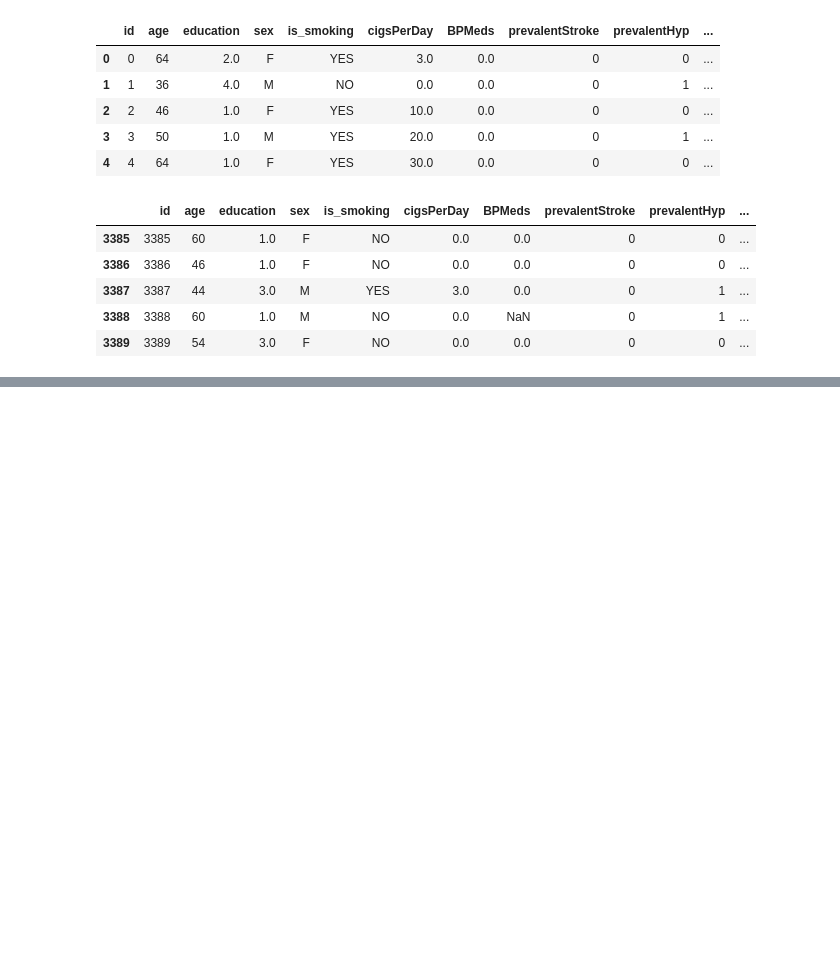
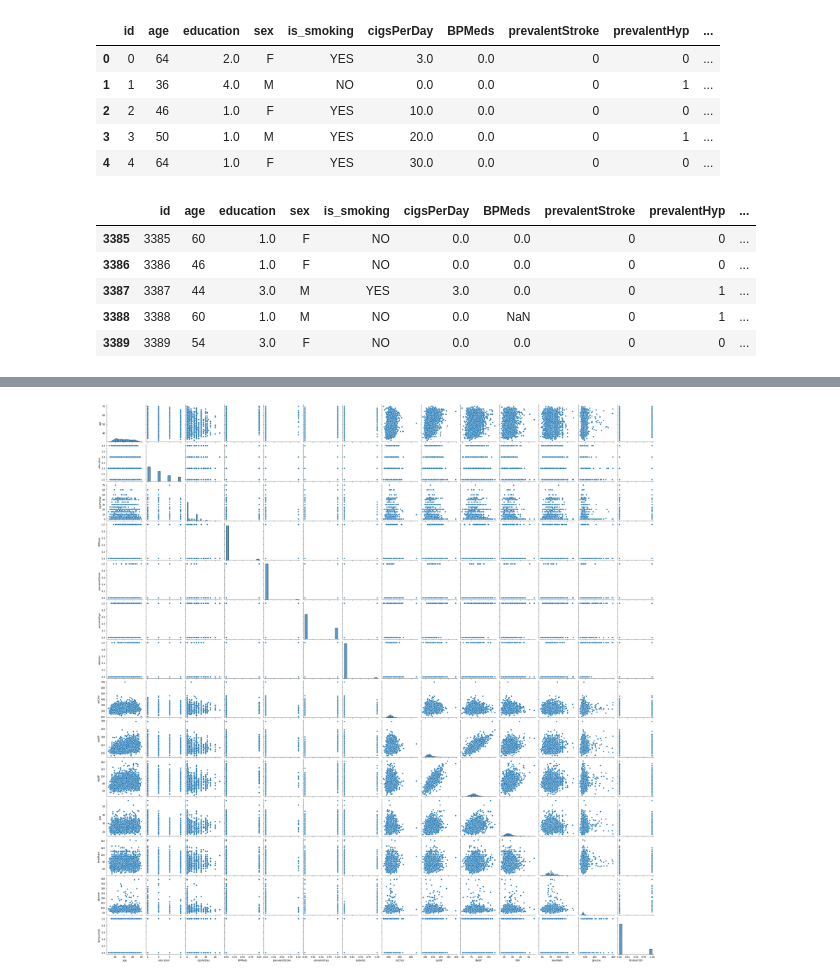
Before and after one commit to Prashant-op/Cardiovascular-Risk-Pridiction1, a Jupyter notebook: Prashant_Bhardwaj_Capstone_Cardiovascular_Risk_Pridiction.ipynb, the cells around one changed output, grey strips where cells are left out. Cells and saved outputs as stored; diff of their text form; code cells hidden in the pictures; blank space fills up the shorter version.

```diff
--- a/Prashant_Bhardwaj_Capstone_Cardiovascular_Risk_Pridiction.ipynb
+++ b/Prashant_Bhardwaj_Capstone_Cardiovascular_Risk_Pridiction.ipynb
@@ -193,0 +253,5 @@ sns.heatmap(abs(correlation), annot=True, cmap='coolwarm')
+# %%
+sns.pairplot(train_data)
+plt.show()
+# %% [output]
+[figure, added]
```
Also changed, not shown: parts of 64 cells of this notebook.
